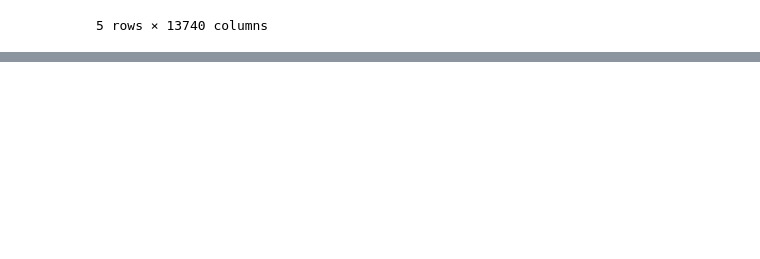
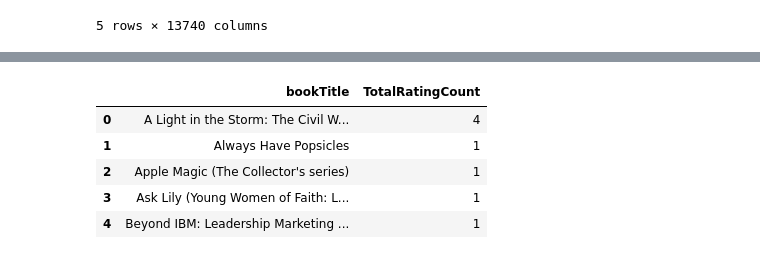
Before and after one commit to Sharath2021/Book-Recommendation-System, a Jupyter notebook: Book_Recommendation_System.ipynb, the cells around one changed output, grey strips where cells are left out. Cells and saved outputs as stored; diff of their text form; code cells hidden in the pictures; blank space fills up the shorter version.

```diff
--- a/Book_Recommendation_System.ipynb
+++ b/Book_Recommendation_System.ipynb
@@ -747,0 +788,18 @@ ratings_matrix.head()
+# %%
+combine_book_rating = combine_book_rating.dropna(axis = 0, subset = ['bookTitle'])
+# %%
+book_ratingcount = (combine_book_rating.
+                    groupby(by = ['bookTitle',])['bookRating'].
+                    count().
+                    reset_index().
+                    rename(columns = {'bookRating':'TotalRatingCount'})
+                    [['bookTitle','TotalRatingCount']])
+# %%
+book_ratingcount.head()
+# %% [output]
+|  | bookTitle | TotalRatingCount |
+| 0 | A Light in the Storm: The Civil W... | 4 |
+| 1 | Always Have Popsicles | 1 |
+| 2 | Apple Magic (The Collector's series) | 1 |
+| 3 | Ask Lily (Young Women of Faith: L... | 1 |
+| 4 | Beyond IBM: Leadership Marketing ... | 1 |
```
Also changed, not shown: parts of 16 cells of this notebook.
